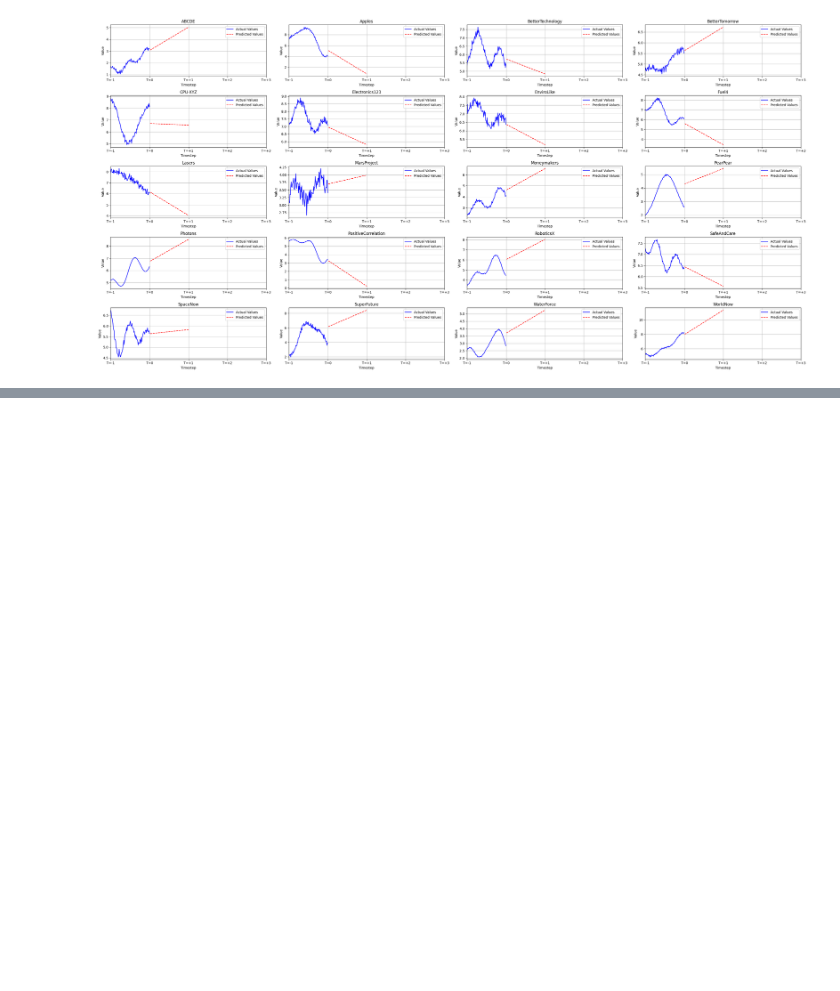
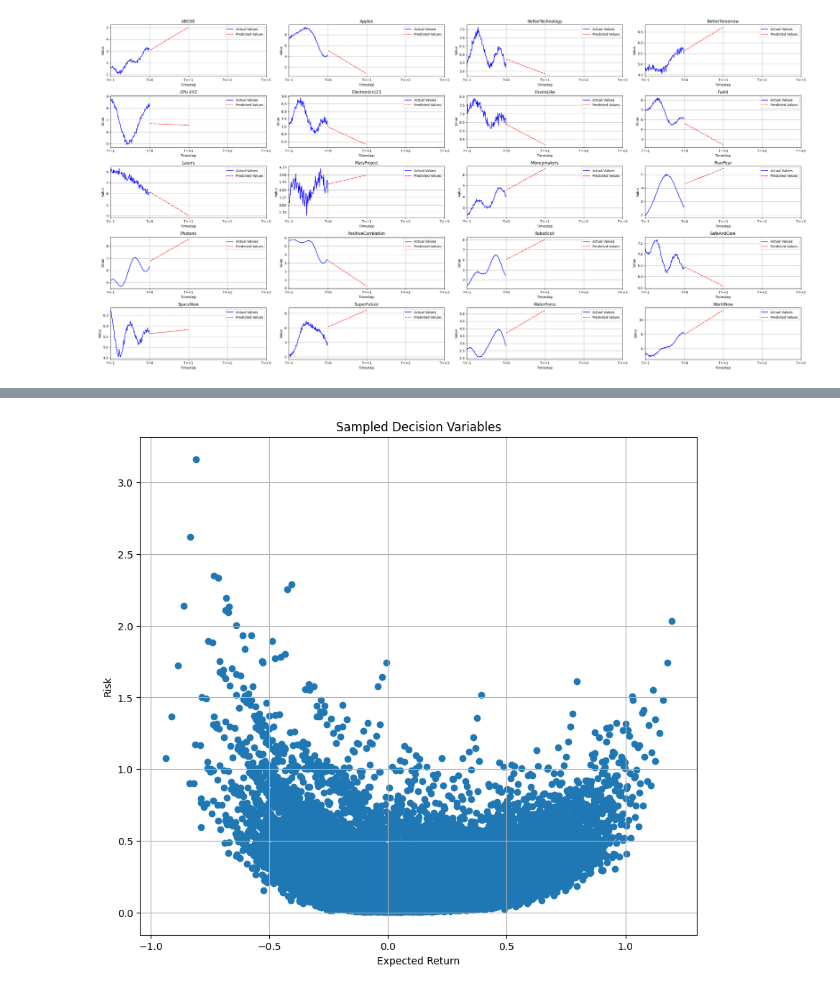
Before and after one commit to MatTheTab/MOO, a Jupyter notebook: Script1.ipynb, the cells around one changed output, grey strips where cells are left out. Cells and saved outputs as stored; diff of their text form; code cells hidden in the pictures; blank space fills up the shorter version.

```diff
--- a/Script1.ipynb
+++ b/Script1.ipynb
@@ -220 +209,5 @@ Optimal solution found.
+# %%
+solver.plot_sampled_decision_variables(20, 0.2)
+# %% [output]
+[figure, added]
 # %%
```
Also changed, not shown: parts of 6 cells of this notebook, 1 other file.
